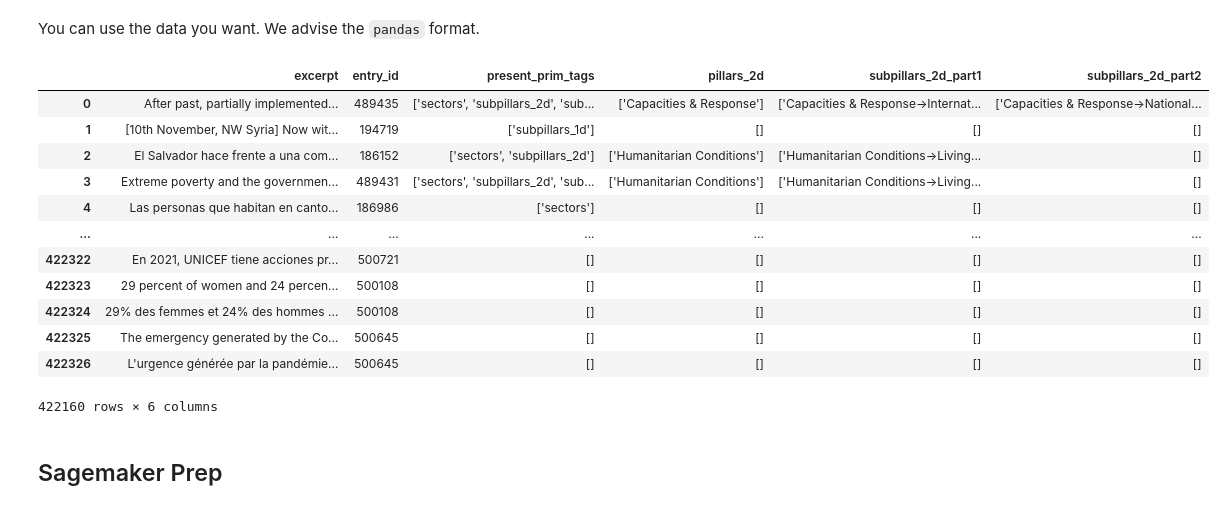
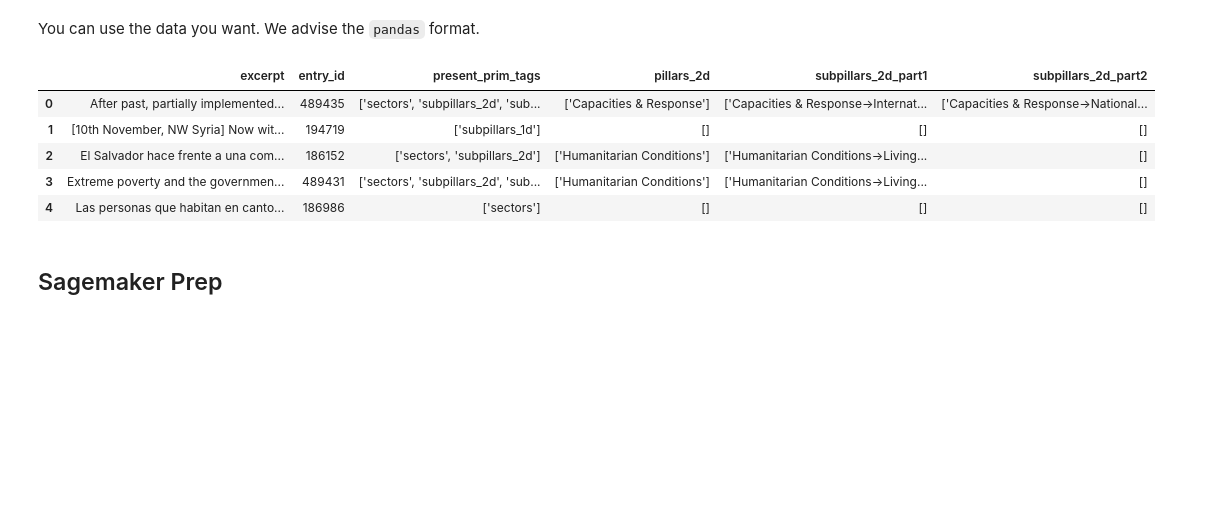
Before and after one commit to the-deep/deep-experiments, a Jupyter notebook: notebooks/models/selim/pl-training-mlflow.ipynb, the cells around one changed output. Cells and saved outputs as stored; diff of their text form; code cells hidden in the pictures; blank space fills up the shorter version.

```diff
--- a/notebooks/models/selim/pl-training-mlflow.ipynb
+++ b/notebooks/models/selim/pl-training-mlflow.ipynb
@@ -116,21 +123,14 @@ columns = [
 tot_df = tot_df[columns]
 test_df = test_df[columns]
 # %%
-tot_df
+tot_df.head()
 # %% [output]
 |  | excerpt | entry_id | present_prim_tags | pillars_2d | subpillars_2d_part1 | subpillars_2d_part2 |
 | 0 | After past, partially implemented... | 489435 | ['sectors', 'subpillars_2d', 'sub... | ['Capacities & Response'] | ['Capacities & Response->Internat... | ['Capacities & Response->National... |
 | 1 | [10th November, NW Syria] Now wit... | 194719 | ['subpillars_1d'] | [] | [] | [] |
 | 2 | El Salvador hace frente a una com... | 186152 | ['sectors', 'subpillars_2d'] | ['Humanitarian Conditions'] | ['Humanitarian Conditions->Living... | [] |
 | 3 | Extreme poverty and the governmen... | 489431 | ['sectors', 'subpillars_2d', 'sub... | ['Humanitarian Conditions'] | ['Humanitarian Conditions->Living... | [] |
 | 4 | Las personas que habitan en canto... | 186986 | ['sectors'] | [] | [] | [] |
-| ... | ... | ... | ... | ... | ... | ... |
-| 422322 | En 2021, UNICEF tiene acciones pr... | 500721 | [] | [] | [] | [] |
-| 422323 | 29 percent of women and 24 percen... | 500108 | [] | [] | [] | [] |
-| 422324 | 29% des femmes et 24% des hommes ... | 500108 | [] | [] | [] | [] |
-| 422325 | The emergency generated by the Co... | 500645 | [] | [] | [] | [] |
-| 422326 | L'urgence générée par la pandémie... | 500645 | [] | [] | [] | [] |
-422160 rows × 6 columns
 # %% [markdown]
 ## Sagemaker Prep
 # %% [markdown]
```
Also changed, not shown: parts of 5 cells of this notebook, 3 other files.
